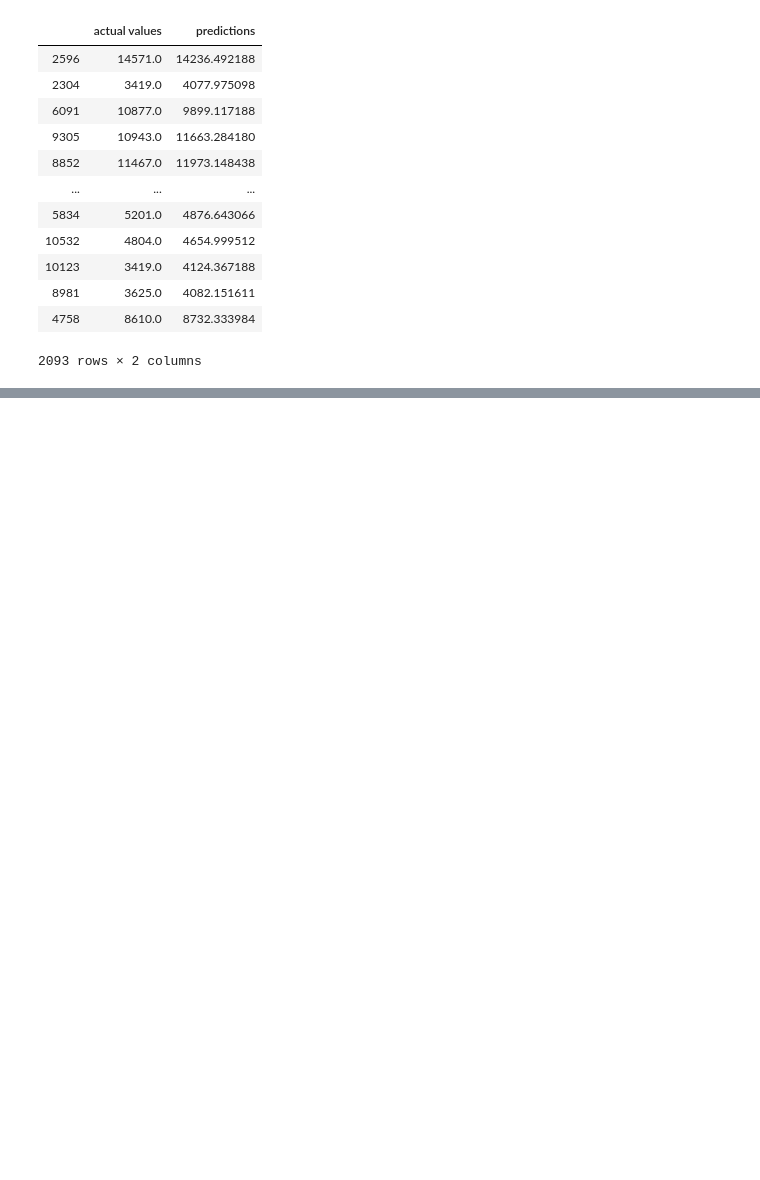
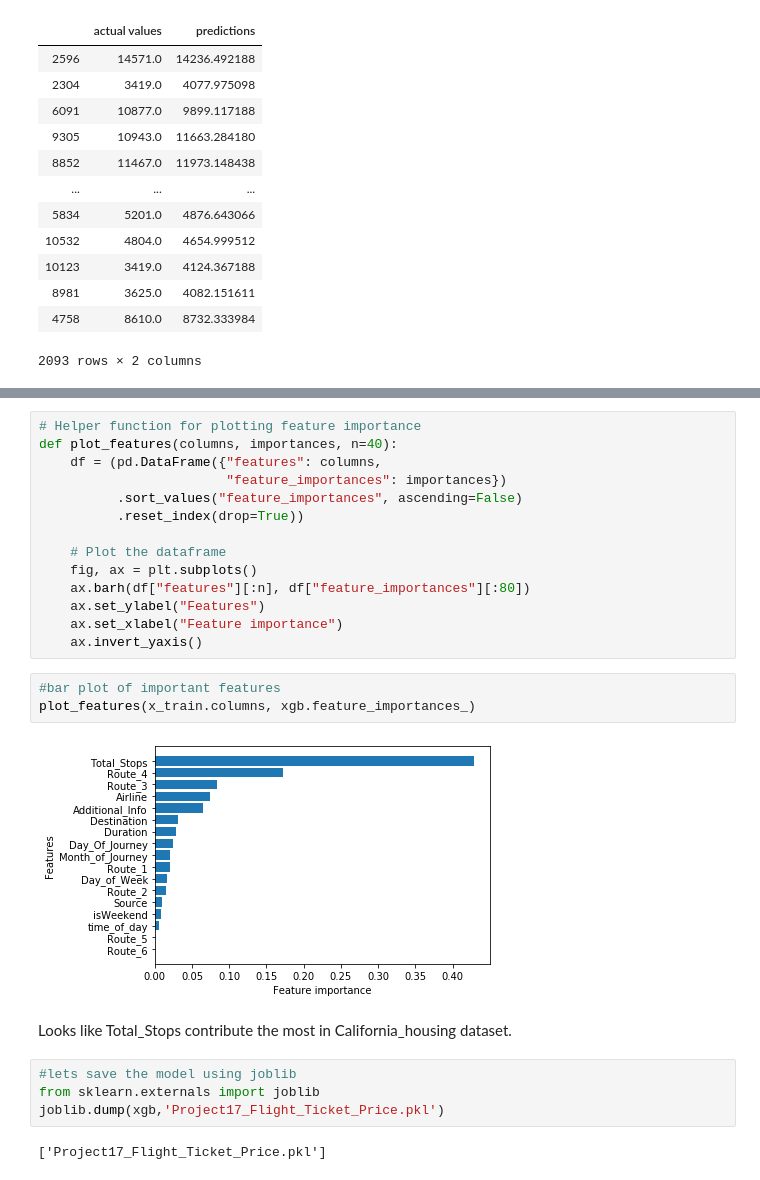
Before and after one commit to Devanshu-Suri/Evaluation-Projects, a Jupyter notebook: Project17_Flight_Ticket _Price.ipynb, the cells around one changed output, grey strips where cells are left out. Drawn from its saved outputs; the diff is of its cells as text; blank space fills up the shorter version.

```diff
--- a/Project17_Flight_Ticket _Price.ipynb
+++ b/Project17_Flight_Ticket _Price.ipynb
@@ -1149,0 +1173,27 @@ array([10201.338 ,  7033.8193, 10201.338 , ..., 10714.011 , 22455.074 ,
+# %%
+# Helper function for plotting feature importance
+def plot_features(columns, importances, n=40):
+    df = (pd.DataFrame({"features": columns,
+                        "feature_importances": importances})
+          .sort_values("feature_importances", ascending=False)
+          .reset_index(drop=True))
+
+    # Plot the dataframe
+    fig, ax = plt.subplots()
+    ax.barh(df["features"][:n], df["feature_importances"][:80])
+    ax.set_ylabel("Features")
+    ax.set_xlabel("Feature importance")
+    ax.invert_yaxis()
+# %%
+#bar plot of important features
+plot_features(x_train.columns, xgb.feature_importances_)
+# %% [output]
+[figure, added]
+# %% [markdown]
+Looks like Total_Stops contribute the most in California_housing dataset.
+# %%
+#lets save the model using joblib
+from sklearn.externals import joblib
+joblib.dump(xgb,'Project17_Flight_Ticket_Price.pkl')
+# %% [output]
+['Project17_Flight_Ticket_Price.pkl']
```
Also changed, not shown: parts of 7 cells of this notebook, 2 other files.
